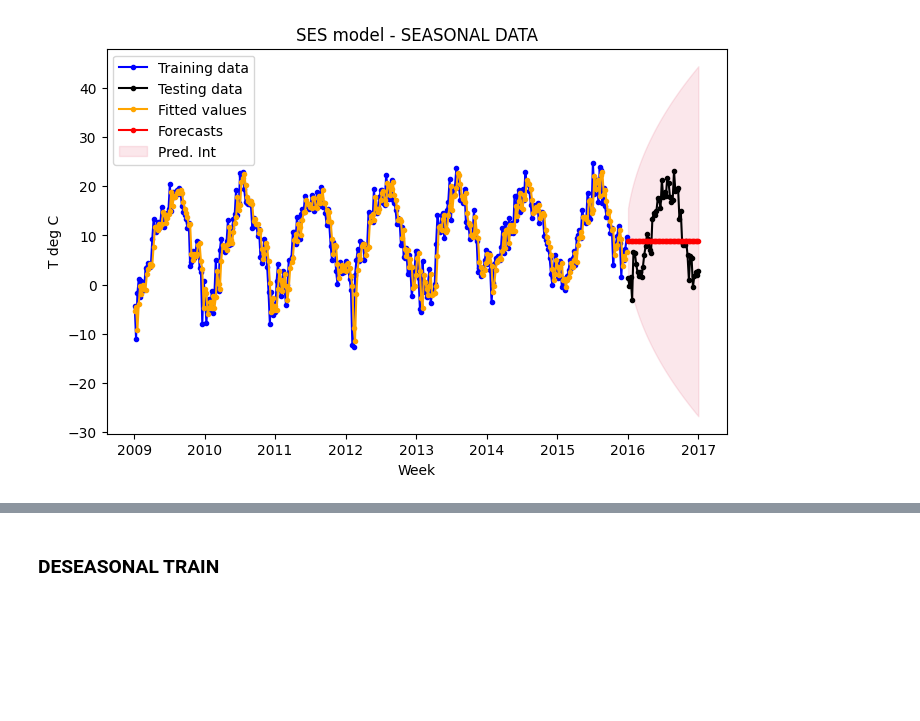
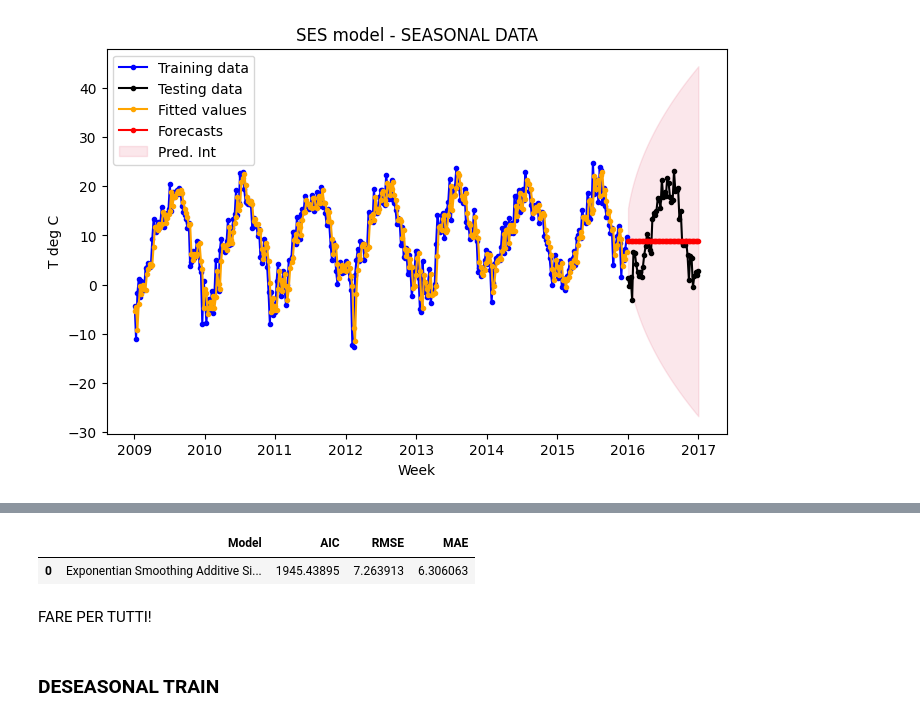
Before and after one commit to alelovo/StatisticalModels_project, a Jupyter notebook: ETS_MODELS.ipynb, the cells around one changed output, grey strips where cells are left out. Saved outputs shown, nothing was run; the diff lists cells and outputs as text; code cells hidden in the pictures; blank space fills up the shorter version.

```diff
--- a/ETS_MODELS.ipynb
+++ b/ETS_MODELS.ipynb
@@ -114,10 +117,16 @@ ETS Results
 Warnings:
 [1] Covariance matrix calculated using numerical (complex-step) differentiation.
 # %%
-# NON FUNZIONA DA VEDERE COME SISTEMARE PER AVERE UNA TABELLA CON I RISULTATI DEI MODELLI
+#NON FUNZIONA DA VEDERE COME SISTEMARE PER AVERE UNA TABELLA CON I RISULTATI DEI MODELLI
 
-#df_accuracy = pd.concat([df_accuracy, pd.DataFrame({'Model':'Exponentian Smoothing Additive Single', 'AIC':model_sta_SES.aic, 'RMSE':root_mean_squared_error(test_t, model_sta_SES['mean']), 'MAE':mean_absolute_error(test_t, summary_sta_SESmodel_df['mean'])},index=[0])], ignore_index=True)
-#df_accuracy
+
+df_accuracy = pd.concat([df_accuracy, pd.DataFrame({'Model':'Exponentian Smoothing Additive Single', 'AIC':model_sta_SES.aic, 'RMSE':root_mean_squared_error(test_t, summary_sta_SESmodel_df['mean']), 'MAE':mean_absolute_error(test_t, summary_sta_SESmodel_df['mean'])},index=[0])], ignore_index=True)
+df_accuracy
+# %% [output]
+|  | Model | AIC | RMSE | MAE |
+| 0 | Exponentian Smoothing Additive Si... | 1945.43895 | 7.263913 | 6.306063 |
+# %% [markdown]
+FARE PER TUTTI!
 # %% [markdown]
 ### DESEASONAL TRAIN
 # %%
```
Also changed, not shown: parts of 7 cells of this notebook, 2 other files.
